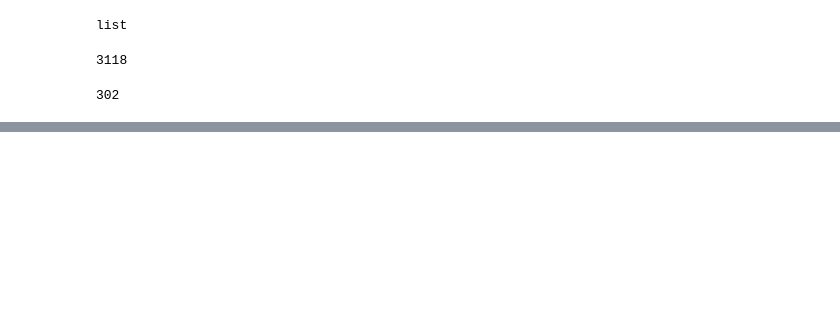
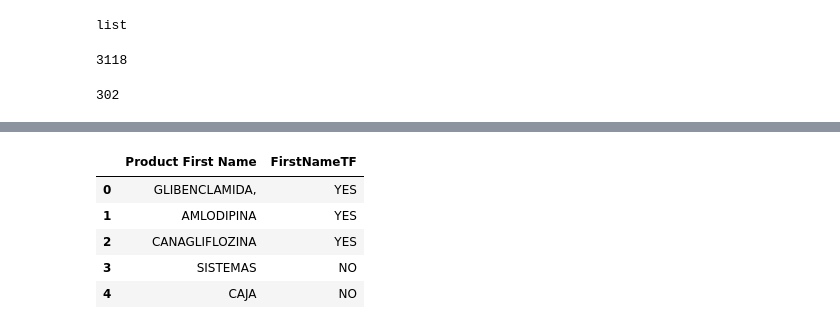
Before and after one commit to wenjunc2/PAHO-Drug-Data-Cleaning-Summer-2022, a Jupyter notebook: Drugs_Data_Cleaning.ipynb, the cells around one changed output, grey strips where cells are left out. Drawn from its saved outputs; the diff is of its cells as text; code cells hidden in the pictures; blank space fills up the shorter version.

```diff
--- a/Drugs_Data_Cleaning.ipynb
+++ b/Drugs_Data_Cleaning.ipynb
@@ -448,0 +508,9 @@ Chiledata_df.to_excel("DrugDataCleaning.xlsx", sheet_name = 'Chile Data')
+# %%
+FirstNameTFData.head()
+# %% [output]
+|  | Product First Name | FirstNameTF |
+| 0 | GLIBENCLAMIDA, | YES |
+| 1 | AMLODIPINA | YES |
+| 2 | CANAGLIFLOZINA | YES |
+| 3 | SISTEMAS | NO |
+| 4 | CAJA | NO |
```
Also changed, not shown: parts of 34 cells of this notebook.
